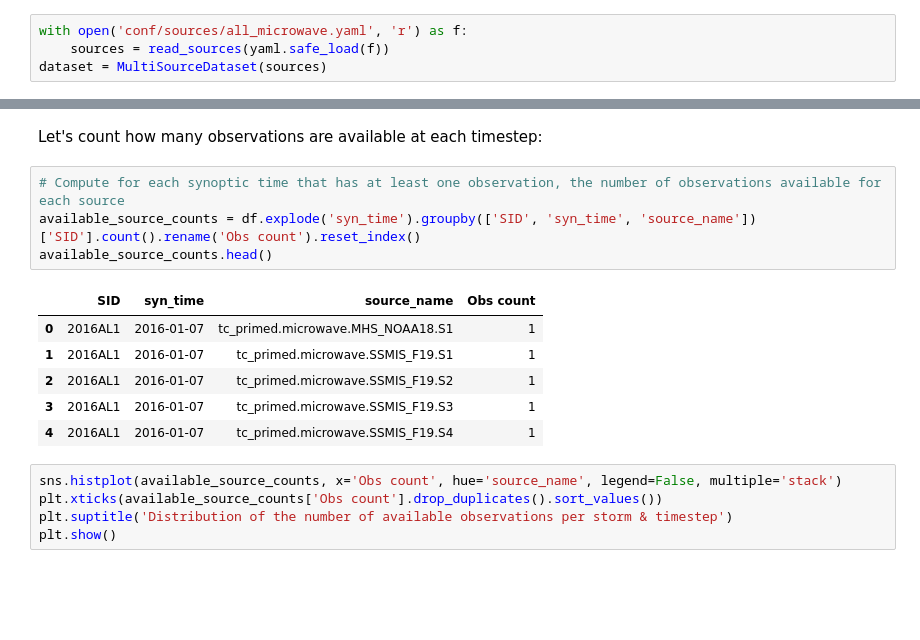
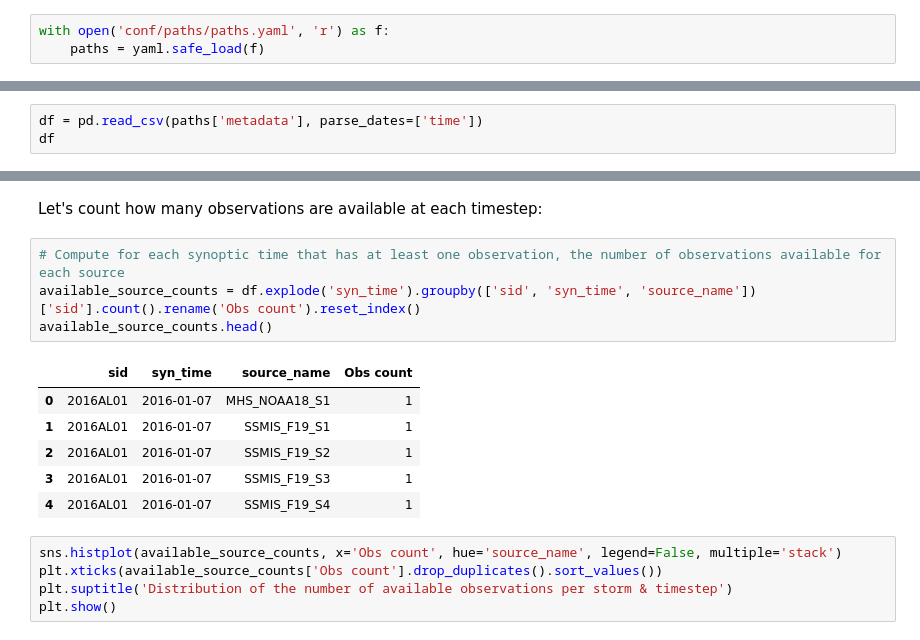
Before and after one commit to dauvillc/tc_multi_sources, a Jupyter notebook: notebooks/sources.ipynb, the cells around one changed output, grey strips where cells are left out. Saved outputs shown, nothing was run; the diff lists cells and outputs as text; blank space fills up the shorter version.

```diff
--- a/notebooks/sources.ipynb
+++ b/notebooks/sources.ipynb
@@ -23,4 +24,3 @@ Note: as of now, this notebook was run with only the preprocessed for 2016 and 2
 # %%
-with open('conf/sources/all_microwave.yaml', 'r') as f:
-    sources = read_sources(yaml.safe_load(f))
-dataset = MultiSourceDataset(sources)
+with open('conf/paths/paths.yaml', 'r') as f:
+    paths = yaml.safe_load(f)
@@ -62,0 +27,3 @@ df.head()
+# %%
+df = pd.read_csv(paths['metadata'], parse_dates=['time'])
+df
@@ -125,15 +106,15 @@ df.head()
 Let's count how many observations are available at each timestep:
 # %%
 # Compute for each synoptic time that has at least one observation, the number of observations available for each source
-available_source_counts = df.explode('syn_time').groupby(['SID', 'syn_time', 'source_name'])['SID'].count().rename('Obs count').reset_index()
+available_source_counts = df.explode('syn_time').groupby(['sid', 'syn_time', 'source_name'])['sid'].count().rename('Obs count').reset_index()
 available_source_counts.head()
 # %% [output]
-|  | SID | syn_time | source_name | Obs count |
-| 0 | 2016AL1 | 2016-01-07 | tc_primed.microwave.MHS_NOAA18.S1 | 1 |
-| 1 | 2016AL1 | 2016-01-07 | tc_primed.microwave.SSMIS_F19.S1 | 1 |
-| 2 | 2016AL1 | 2016-01-07 | tc_primed.microwave.SSMIS_F19.S2 | 1 |
-| 3 | 2016AL1 | 2016-01-07 | tc_primed.microwave.SSMIS_F19.S3 | 1 |
-| 4 | 2016AL1 | 2016-01-07 | tc_primed.microwave.SSMIS_F19.S4 | 1 |
+|  | sid | syn_time | source_name | Obs count |
+| 0 | 2016AL01 | 2016-01-07 | MHS_NOAA18_S1 | 1 |
+| 1 | 2016AL01 | 2016-01-07 | SSMIS_F19_S1 | 1 |
+| 2 | 2016AL01 | 2016-01-07 | SSMIS_F19_S2 | 1 |
+| 3 | 2016AL01 | 2016-01-07 | SSMIS_F19_S3 | 1 |
+| 4 | 2016AL01 | 2016-01-07 | SSMIS_F19_S4 | 1 |
 # %%
 sns.histplot(available_source_counts, x='Obs count', hue='source_name', legend=False, multiple='stack')
 plt.xticks(available_source_counts['Obs count'].drop_duplicates().sort_values())
```
Also changed, not shown: parts of 15 cells of this notebook.
